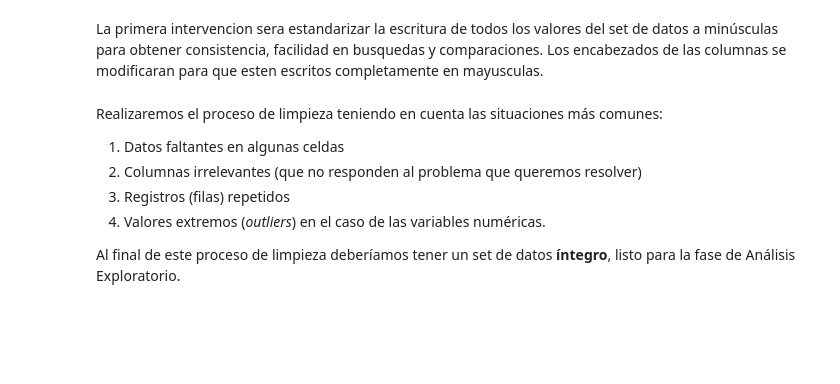
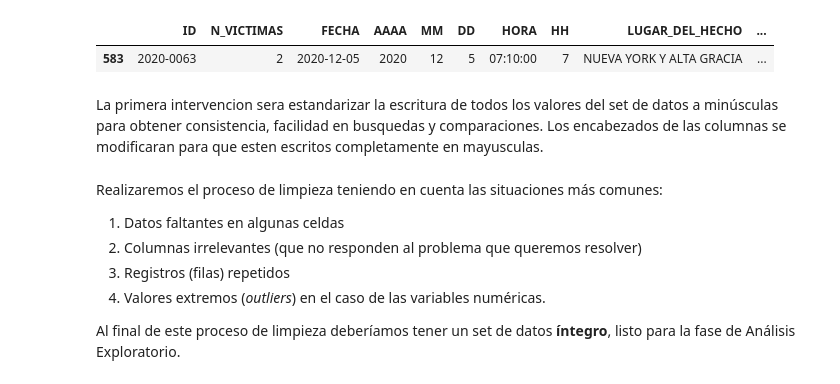
Before and after one commit to Mauro-coder555/Road-safety-system, a Jupyter notebook: ETL/ETL_hechos.ipynb, the cells around one changed output. Saved outputs shown, nothing was run; the diff lists cells and outputs as text; code cells hidden in the pictures; blank space fills up the shorter version.

Commit message:
ETL_hechos finished

```diff
--- a/ETL/ETL_hechos.ipynb
+++ b/ETL/ETL_hechos.ipynb
@@ -4,6 +4,17 @@ import matplotlib.pyplot as plt
 import seaborn as sns
 # %%
 pd.set_option('display.max_columns', None)
+# %%
+file_path = "../data/homicidios.xlsx"
+df1 = pd.read_excel(file_path, sheet_name="HECHOS")
+# %%
+# Mostrar los registros que contienen guion bajo en alguna columna
+df_con_guion_bajo = df1[df1.apply(lambda row: any('_' in str(value) for value in row), axis=1)]
+
+df_con_guion_bajo
+# %% [output]
+|  | ID | N_VICTIMAS | FECHA | AAAA | MM | DD | HORA | HH | LUGAR_DEL_HECHO | ... |
+| 583 | 2020-0063 | 2 | 2020-12-05 | 2020 | 12 | 5 | 07:10:00 | 7 | NUEVA YORK Y ALTA GRACIA | ... |
 # %%
 file_path = "../data/homicidios.xlsx"
 df = pd.read_excel(file_path, sheet_name="HECHOS")
```
